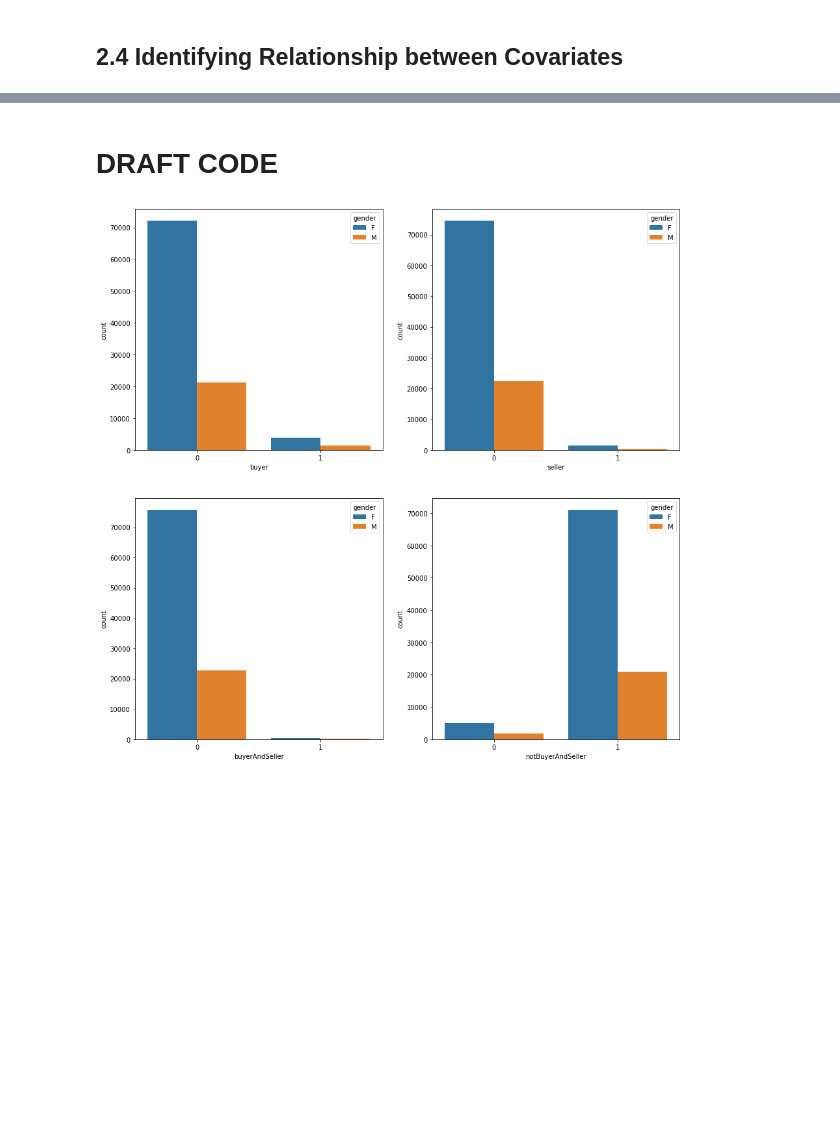
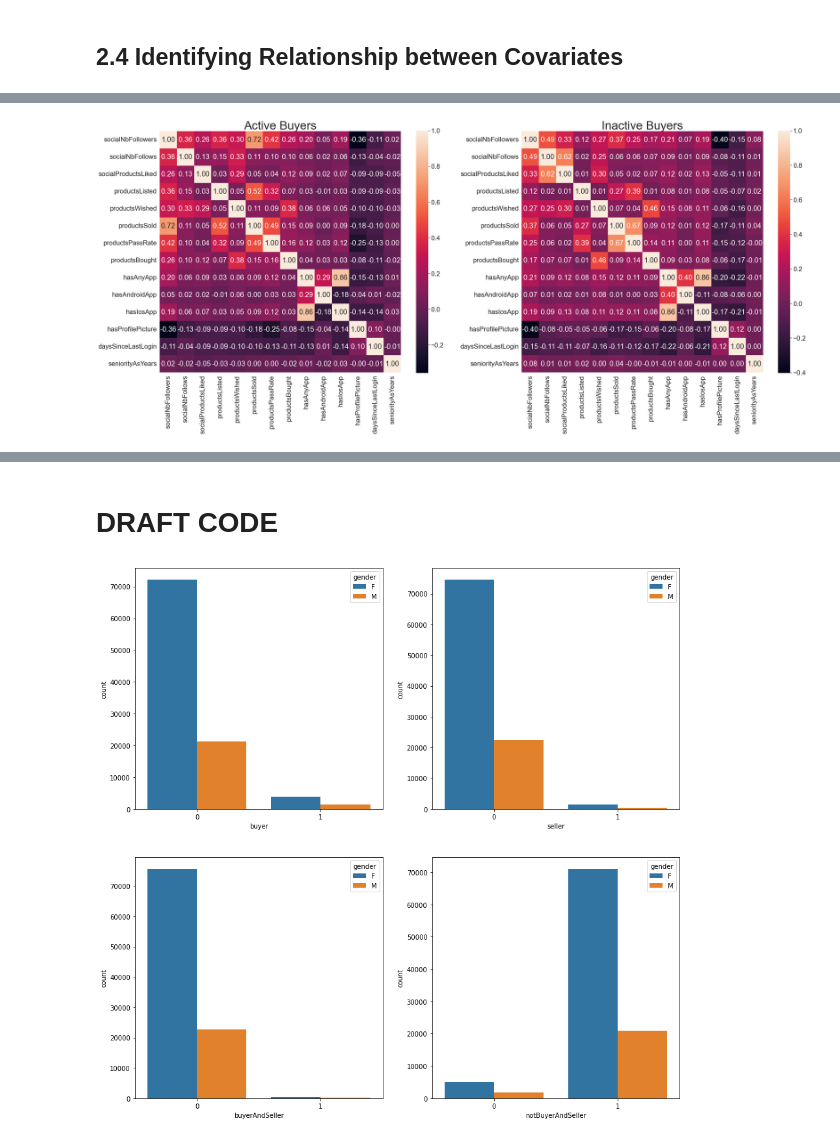
Before and after one commit to mattlim96/getharley-challenge, a Jupyter notebook: solution.ipynb, the cells around one changed output, grey strips where cells are left out. Cells and saved outputs as stored; diff of their text form; code cells hidden in the pictures; blank space fills up the shorter version.

```diff
--- a/solution.ipynb
+++ b/solution.ipynb
@@ -393,0 +371,17 @@ plt.show()
+# %%
+FIG = plt.figure(figsize=(40,15))
+FIG.add_subplot(121)
+sns.set(font_scale=2)
+sns.heatmap(activeBuyersDf.corr(), annot=True, square=True,fmt='.2f')
+plt.title(f'Active Buyers', fontsize=40)
+plt.yticks(rotation=0)
+
+FIG.add_subplot(122)
+sns.set(font_scale=2)
+sns.heatmap(inactiveBuyersDf.corr(), annot=True, square=True,fmt='.2f')
+plt.title(f'Inactive Buyers', fontsize=40)
+plt.yticks(rotation=0)
+
+plt.show()
+# %% [output]
+[figure, added]
```
Also changed, not shown: parts of 7 cells of this notebook.
